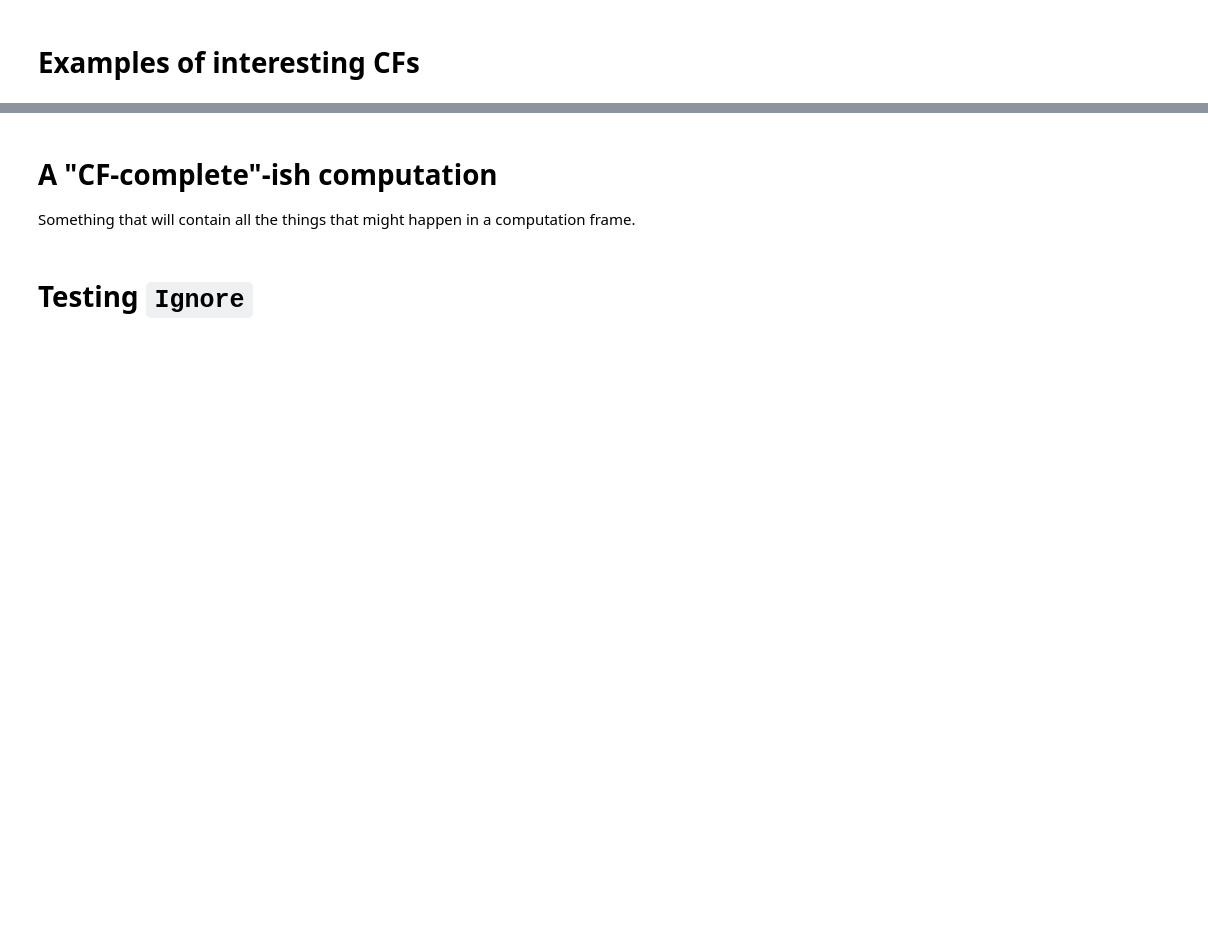
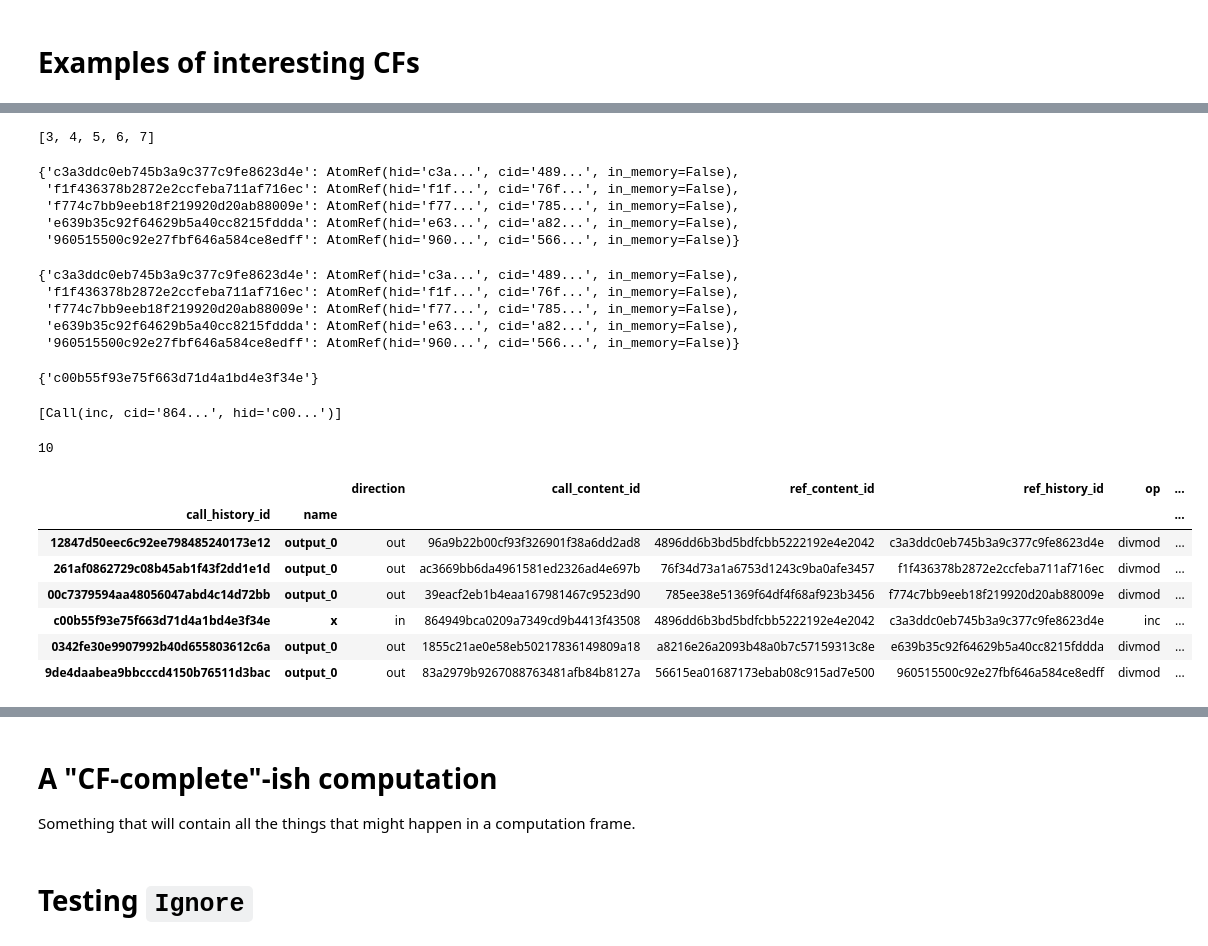
Before and after one commit to amakelov/mandala, a Jupyter notebook: mandala/_next/tests.ipynb, the cells around one changed output, grey strips where cells are left out. Drawn from its saved outputs; the diff is of its cells as text; code cells hidden in the pictures; blank space fills up the shorter version.

```diff
--- a/mandala/_next/tests.ipynb
+++ b/mandala/_next/tests.ipynb
@@ -92 +105,26 @@ with storage:
            INFO     Caching new op divmod.                                                           storage.py:258
+# %%
+storage.unwrap(res_3)
+# %% [output]
+[3, 4, 5, 6, 7]
+# %%
+cf['output_0'].refs
+# %% [output]
+{'c3a3ddc0eb745b3a9c377c9fe8623d4e': AtomRef(hid='c3a...', cid='489...', in_memory=False),
+ 'f1f436378b2872e2ccfeba711af716ec': AtomRef(hid='f1f...', cid='76f...', in_memory=False),
+ 'f774c7bb9eeb18f219920d20ab88009e': AtomRef(hid='f77...', cid='785...', in_memory=False),
+ 'e639b35c92f64629b5a40cc8215fddda': AtomRef(hid='e63...', cid='a82...', in_memory=False),
+ '960515500c92e27fbf646a584ce8edff': AtomRef(hid='960...', cid='566...', in_memory=False)}
+# %%
+cf['output_0'].refs
+# %% [output]
+{'c3a3ddc0eb745b3a9c377c9fe8623d4e': AtomRef(hid='c3a...', cid='489...', in_memory=False),
+ 'f1f436378b2872e2ccfeba711af716ec': AtomRef(hid='f1f...', cid='76f...', in_memory=False),
+ 'f774c7bb9eeb18f219920d20ab88009e': AtomRef(hid='f77...', cid='785...', in_memory=False),
+ 'e639b35c92f64629b5a40cc8215fddda': AtomRef(hid='e63...', cid='a82...', in_memory=False),
+ '960515500c92e27fbf646a584ce8edff': AtomRef(hid='960...', cid='566...', in_memory=False)}
+# %%
+storage.get_consumers(ref_hids=cf['output_0'].refs.keys())
+# %% [output]
+{'c00b55f93e75f663d71d4a1bd4e3f34e'}
+[Call(inc, cid='864...', hid='c00...')]
@@ -93 +133,17 @@ with storage:
+# %%
+storage.calls.cache.df.query('op == "inc"').index.get_level_values(0).nunique()
+# %% [output]
+10
+# %%
+ref_hids=cf['output_0'].refs.keys()
+storage.calls.cache.df.query('ref_history_id in @ref_hids')
+# %% [output]
+|  |  | direction | call_content_id | ref_content_id | ref_history_id | op | ... |
+| call_history_id | name |  |  |  |  |  | ... |
+| 12847d50eec6c92ee798485240173e12 | output_0 | out | 96a9b22b00cf93f326901f38a6dd2ad8 | 4896dd6b3bd5bdfcbb5222192e4e2042 | c3a3ddc0eb745b3a9c377c9fe8623d4e | divmod | ... |
+| 261af0862729c08b45ab1f43f2dd1e1d | output_0 | out | ac3669bb6da4961581ed2326ad4e697b | 76f34d73a1a6753d1243c9ba0afe3457 | f1f436378b2872e2ccfeba711af716ec | divmod | ... |
+| 00c7379594aa48056047abd4c14d72bb | output_0 | out | 39eacf2eb1b4eaa167981467c9523d90 | 785ee38e51369f64df4f68af923b3456 | f774c7bb9eeb18f219920d20ab88009e | divmod | ... |
+| c00b55f93e75f663d71d4a1bd4e3f34e | x | in | 864949bca0209a7349cd9b4413f43508 | 4896dd6b3bd5bdfcbb5222192e4e2042 | c3a3ddc0eb745b3a9c377c9fe8623d4e | inc | ... |
+| 0342fe30e9907992b40d655803612c6a | output_0 | out | 1855c21ae0e58eb50217836149809a18 | a8216e26a2093b48a0b7c57159313c8e | e639b35c92f64629b5a40cc8215fddda | divmod | ... |
+| 9de4daabea9bbcccd4150b76511d3bac | output_0 | out | 83a2979b9267088763481afb84b8127a | 56615ea01687173ebab08c915ad7e500 | 960515500c92e27fbf646a584ce8edff | divmod | ... |
 # %%
```
Also changed, not shown: parts of 7 cells of this notebook, 2 other files.
